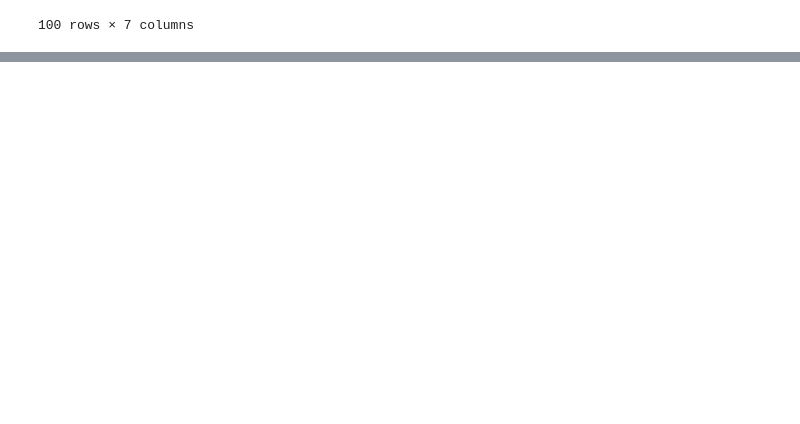
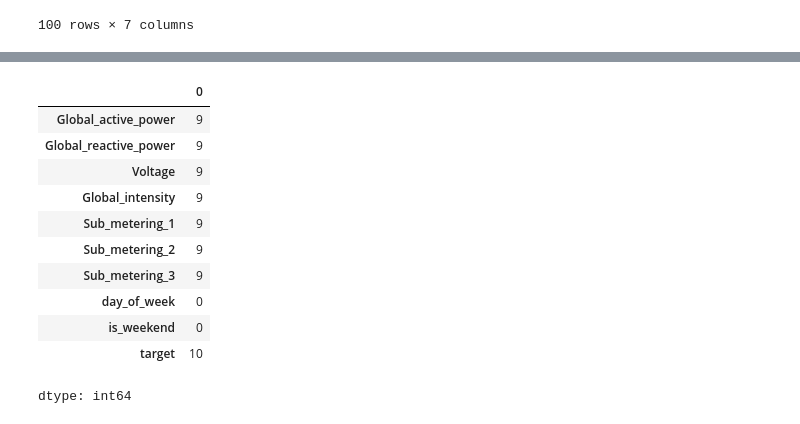
Before and after one commit to NarendarB0152/SmartWattAIProject2, a Jupyter notebook: HouseHold_Energy_Consumption.ipynb, the cells around one changed output, grey strips where cells are left out. Drawn from its saved outputs; the diff is of its cells as text; code cells hidden in the pictures; blank space fills up the shorter version.

```diff
--- a/HouseHold_Energy_Consumption.ipynb
+++ b/HouseHold_Energy_Consumption.ipynb
@@ -167,0 +184,15 @@ if not os.path.exists('models'):
+# %%
+daily_df.isnull().sum()
+# %% [output]
+|  | 0 |
+| Global_active_power | 9 |
+| Global_reactive_power | 9 |
+| Voltage | 9 |
+| Global_intensity | 9 |
+| Sub_metering_1 | 9 |
+| Sub_metering_2 | 9 |
+| Sub_metering_3 | 9 |
+| day_of_week | 0 |
+| is_weekend | 0 |
+| target | 10 |
+dtype: int64
```
Also changed, not shown: parts of 10 cells of this notebook.
